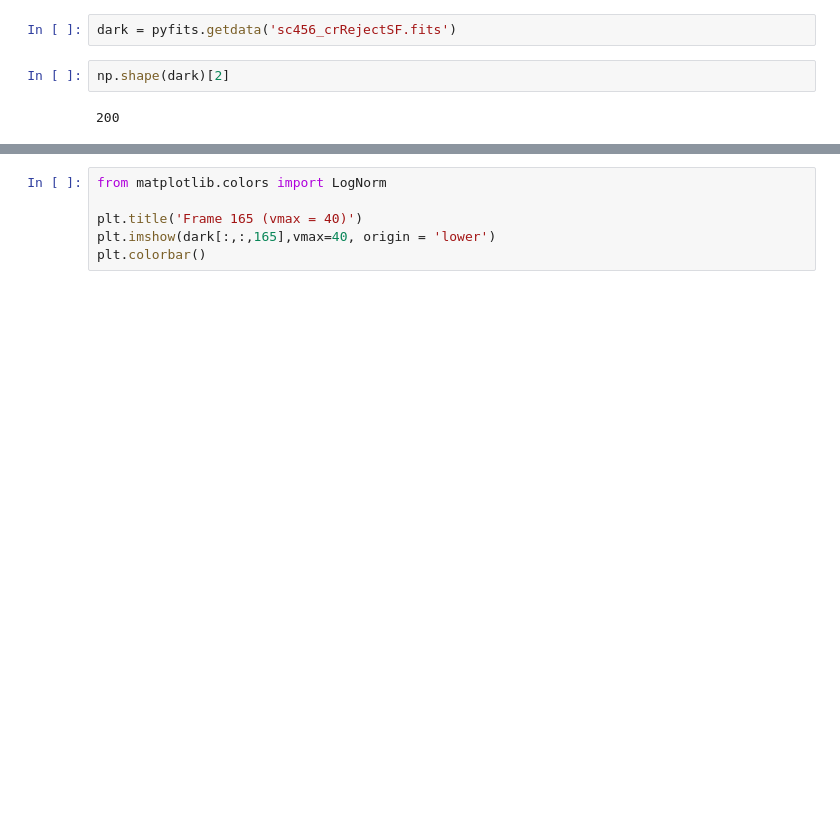
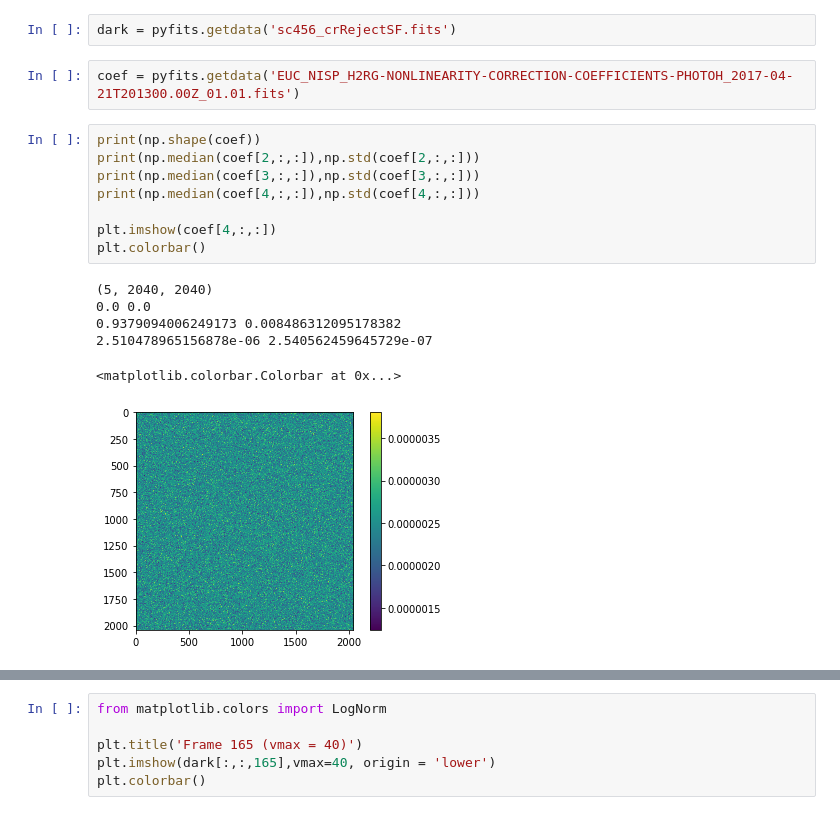
Before and after one commit to xoubish/nonlinearity_sim, a Jupyter notebook: Untitled.ipynb, the cells around one changed output, grey strips where cells are left out. Saved outputs shown, nothing was run; the diff lists cells and outputs as text; blank space fills up the shorter version.

Commit message:
progress with the OU sim dark frame NL coefficients

```diff
--- a/Untitled.ipynb
+++ b/Untitled.ipynb
@@ -13,7 +13,20 @@ import matplotlib.pyplot as plt
 import numpy as np
 # %%
 dark = pyfits.getdata('sc456_crRejectSF.fits')
-# %%
-np.shape(dark)[2]
-# %% [output]
-200
+# %%
+coef = pyfits.getdata('EUC_NISP_H2RG-NONLINEARITY-CORRECTION-COEFFICIENTS-PHOTOH_2017-04-21T201300.00Z_01.01.fits')
+# %%
+print(np.shape(coef))
+print(np.median(coef[2,:,:]),np.std(coef[2,:,:]))
+print(np.median(coef[3,:,:]),np.std(coef[3,:,:]))
+print(np.median(coef[4,:,:]),np.std(coef[4,:,:]))
+
+plt.imshow(coef[4,:,:])
+plt.colorbar()
+# %% [output]
+(5, 2040, 2040)
+0.0 0.0
+0.9379094006249173 0.008486312095178382
+2.510478965156878e-06 2.540562459645729e-07
+<matplotlib.colorbar.Colorbar at 0x...>
+[figure, added]
```
Also changed, not shown: parts of 2 cells of this notebook, 2 other files.
